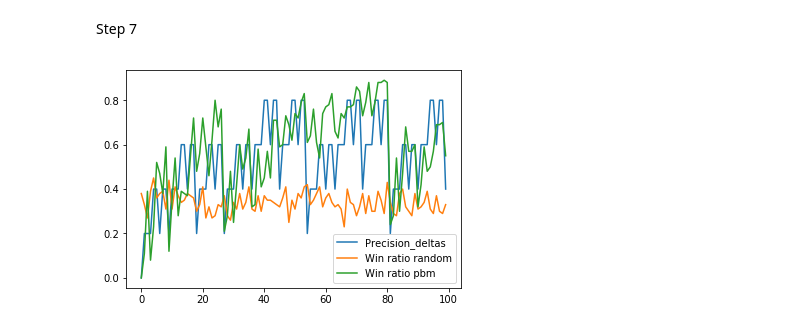
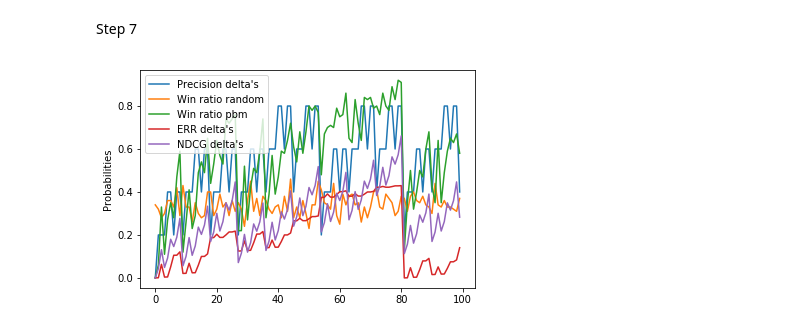
Before and after one commit to TychoKoster/IR1, a Jupyter notebook: IR_HW1.ipynb, the cells around one changed output. Saved outputs shown, nothing was run; the diff lists cells and outputs as text; code cells hidden in the pictures.

Commit message:
add ERR and nCDG in plot

```diff
--- a/IR_HW1.ipynb
+++ b/IR_HW1.ipynb
@@ -373,33 +373,50 @@ Step 7
 # %%
 precision_deltas = []
 win_ratio_randoms = []
 win_ratio_pbms = []
 errs = []
 ndcgs = []
+k = 10
 
 for pair in pairs[:100]:
     win_random, win_pbm = simulate_interleaving(pair, 2, gamma, alpha, N)
-    precision_p = precision_at_k(pair[0], 10)
-    precision_e = precision_at_k(pair[1], 10)
-    #err = ERR(pair, rel_prob)
-    #ndcg = nDCG_at_k(ranking_pair, k, highest_rel)
+    P = pair[0]
+    E = pair[1]
+
+    # Precision P and E
+    precision_p = precision_at_k(P, k)
+    precision_e = precision_at_k(E, k)
+
+    # ERR P and E
+    err_p = ERR(P, rel_prob)
+    err_e = ERR(E, rel_prob)
+
+    # nDCG P and E
+    ndcg_p = nDCG_at_k(P, k, graded_relevance['HR'])
+    ndcg_e = nDCG_at_k(E, k, graded_relevance['HR'])
+
+    # Calculate all delta measures
     precision_delta = precision_e - precision_p
+    err_delta = err_e - err_p
+    ndcg_delta = ndcg_e - ndcg_p
     win_ratio_random = win_random / N
     win_ratio_pbm = win_pbm / N
 
+    # Append all values to list for visualization
     precision_deltas.append(precision_delta)
-    #errs.append(err)
-    #ndcgs.append(ndcgs)
+    errs.append(err_delta)
+    ndcgs.append(ndcg_delta)
     win_ratio_randoms.append(win_ratio_random)
     win_ratio_pbms.append(win_ratio_pbm)
 
-plt.plot(precision_deltas, label='Precision_deltas')
+#
+plt.plot(precision_deltas, label="Precision delta's")
 plt.plot(win_ratio_randoms, label='Win ratio random')
 plt.plot(win_ratio_pbms, label='Win ratio pbm')
-#plt.plot(errs, label='ERR values')
-#plt.plot(ndcgs, label='NDCG values')
-#plt.ylabel('Probabilities')
+plt.plot(errs, label="ERR delta's")
+plt.plot(ndcgs, label="NDCG delta's")
+plt.ylabel('Probabilities')
 plt.legend()
 plt.show()
 # %% [output]
-[figure, old version]
+[figure, new version]
```
Also changed, not shown: parts of 3 cells of this notebook.
